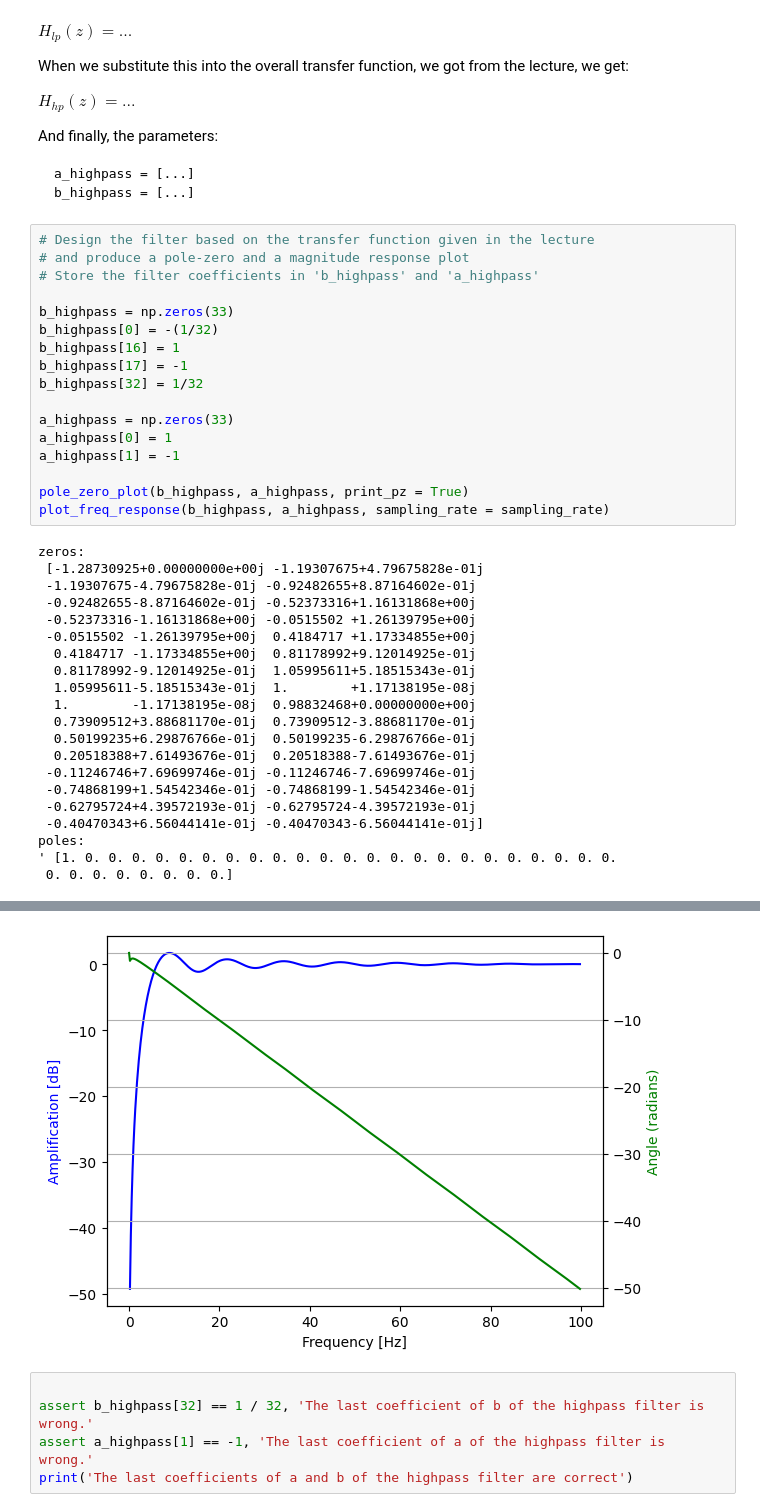
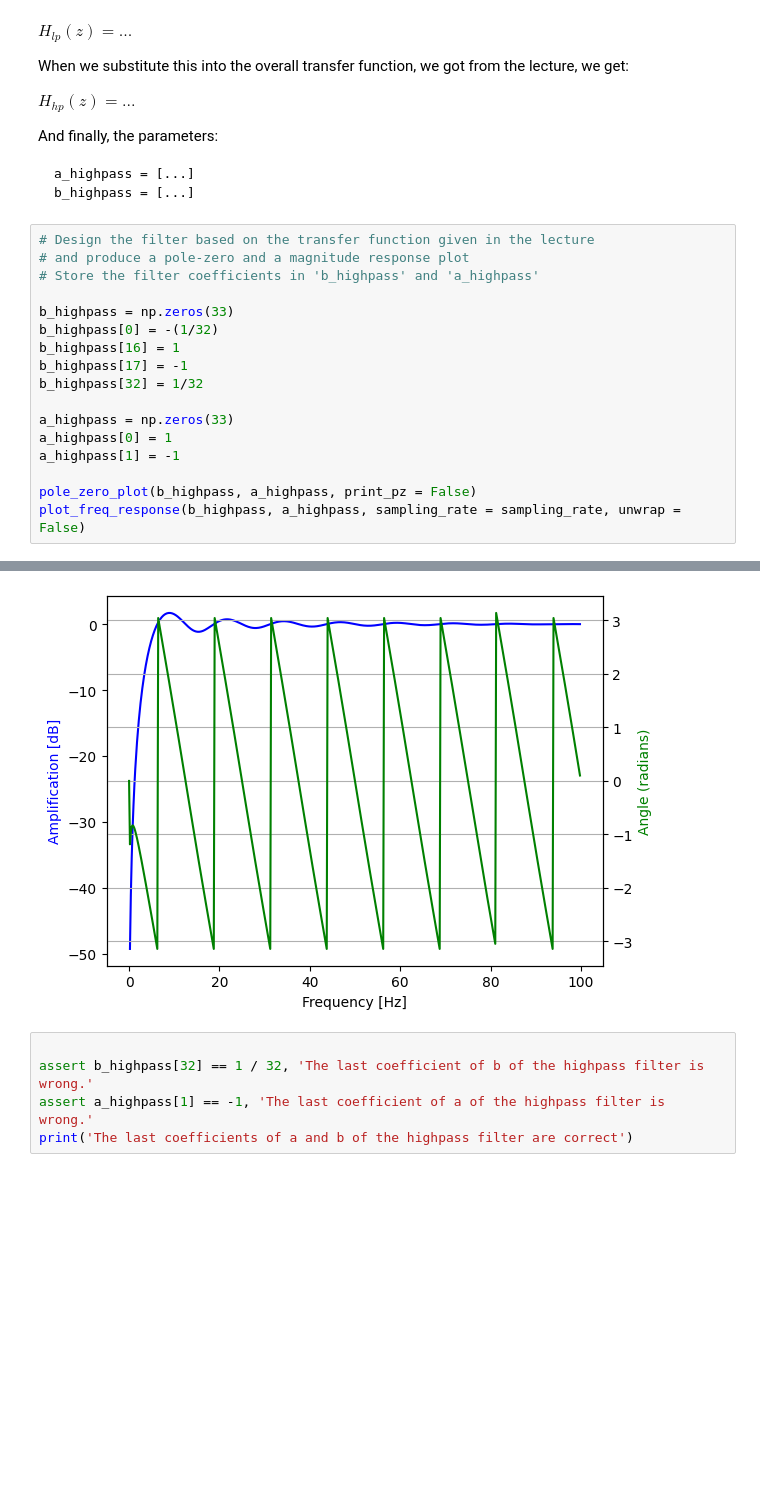
Before and after one commit to DoerteWa/dsss_homework_2, a Jupyter notebook: exercise-09.ipynb, the cells around one changed output, grey strips where cells are left out. Saved outputs shown, nothing was run; the diff lists cells and outputs as text; blank space fills up the shorter version.

```diff
--- a/exercise-09.ipynb
+++ b/exercise-09.ipynb
@@ -391,43 +394,23 @@ b_highpass = [...]
 # %%
 # Design the filter based on the transfer function given in the lecture
 # and produce a pole-zero and a magnitude response plot
 # Store the filter coefficients in 'b_highpass' and 'a_highpass'
 
 b_highpass = np.zeros(33)
 b_highpass[0] = -(1/32)
 b_highpass[16] = 1
 b_highpass[17] = -1
 b_highpass[32] = 1/32
 
 a_highpass = np.zeros(33)
 a_highpass[0] = 1
 a_highpass[1] = -1
 
-pole_zero_plot(b_highpass, a_highpass, print_pz = True)
-plot_freq_response(b_highpass, a_highpass, sampling_rate = sampling_rate)
+pole_zero_plot(b_highpass, a_highpass, print_pz = False)
+plot_freq_response(b_highpass, a_highpass, sampling_rate = sampling_rate, unwrap = False)
 # %% [output]
-zeros:
- [-1.28730925+0.00000000e+00j -1.19307675+4.79675828e-01j
- -1.19307675-4.79675828e-01j -0.92482655+8.87164602e-01j
- -0.92482655-8.87164602e-01j -0.52373316+1.16131868e+00j
- -0.52373316-1.16131868e+00j -0.0515502 +1.26139795e+00j
- -0.0515502 -1.26139795e+00j  0.4184717 +1.17334855e+00j
-  0.4184717 -1.17334855e+00j  0.81178992+9.12014925e-01j
-  0.81178992-9.12014925e-01j  1.05995611+5.18515343e-01j
-  1.05995611-5.18515343e-01j  1.        +1.17138195e-08j
-  1.        -1.17138195e-08j  0.98832468+0.00000000e+00j
-  0.73909512+3.88681170e-01j  0.73909512-3.88681170e-01j
-  0.50199235+6.29876766e-01j  0.50199235-6.29876766e-01j
-  0.20518388+7.61493676e-01j  0.20518388-7.61493676e-01j
- -0.11246746+7.69699746e-01j -0.11246746-7.69699746e-01j
- -0.74868199+1.54542346e-01j -0.74868199-1.54542346e-01j
- -0.62795724+4.39572193e-01j -0.62795724-4.39572193e-01j
- -0.40470343+6.56044141e-01j -0.40470343-6.56044141e-01j]
-poles:
-' [1. 0. 0. 0. 0. 0. 0. 0. 0. 0. 0. 0. 0. 0. 0. 0. 0. 0. 0. 0. 0. 0. 0. 0.
- 0. 0. 0. 0. 0. 0. 0. 0.]
 [figure]
-[figure, old version]
+[figure, new version]
 # %%
 
 assert b_highpass[32] == 1 / 32, 'The last coefficient of b of the highpass filter is wrong.'
```
Also changed, not shown: parts of 7 cells of this notebook.
